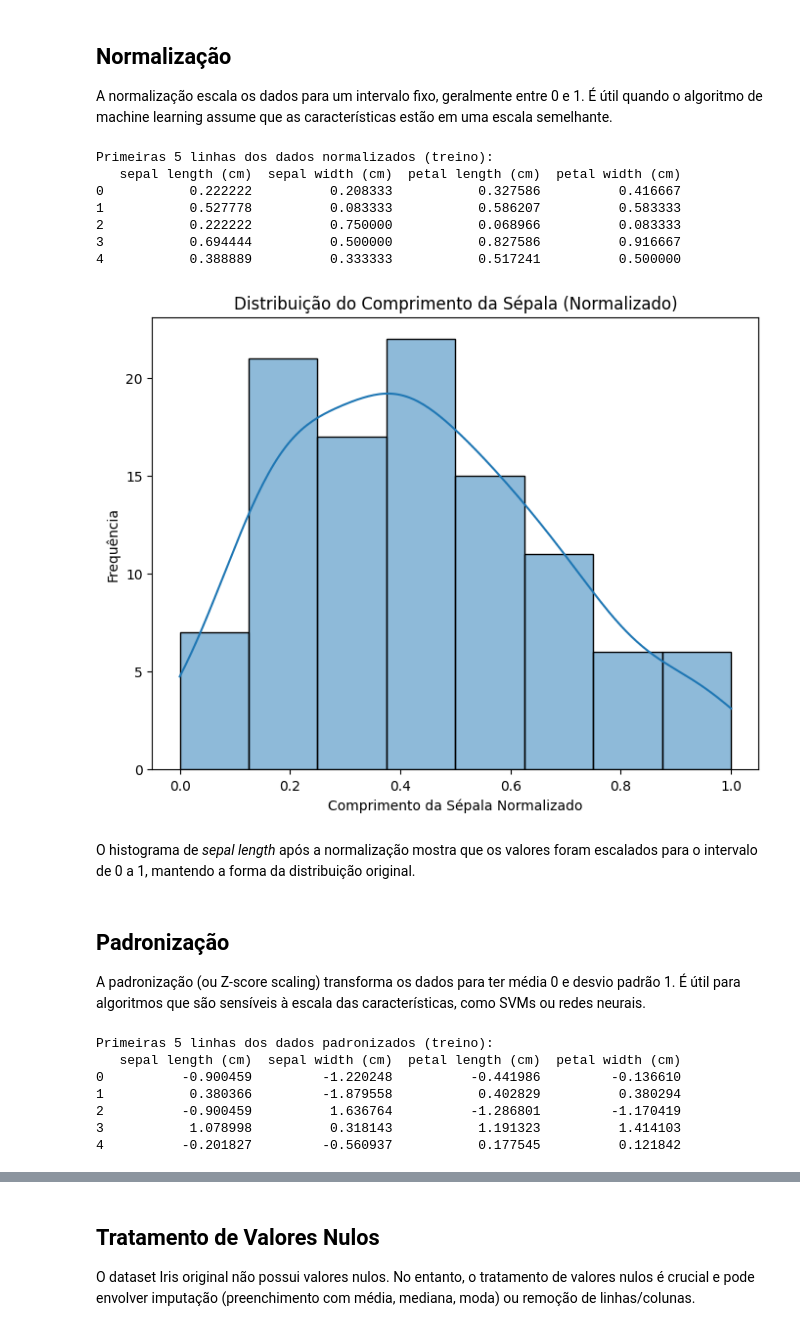
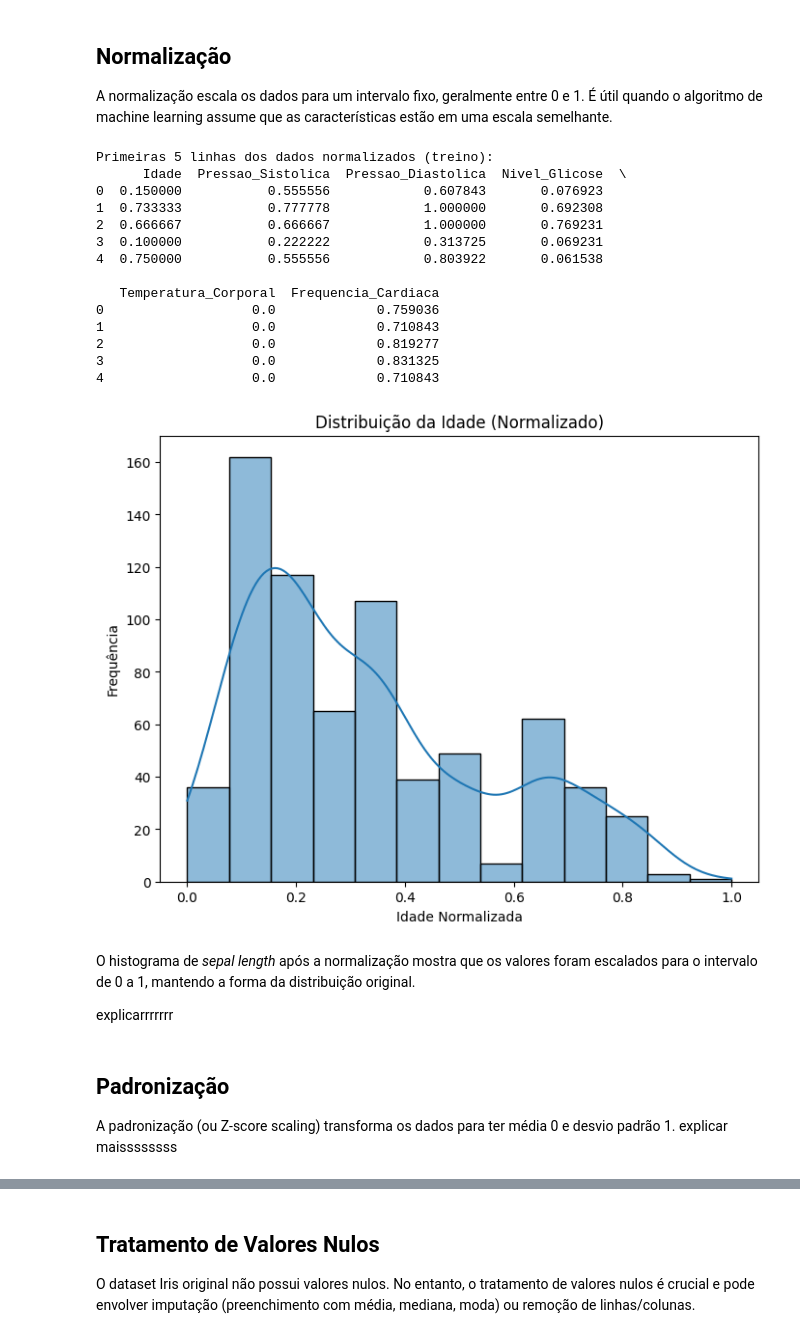
Before and after one commit to AlineFiori/MVP, a Jupyter notebook: Template_Análise_de_Dados_Pregnancy.ipynb, the cells around one changed output, grey strips where cells are left out. Saved outputs shown, nothing was run; the diff lists cells and outputs as text; code cells hidden in the pictures.

```diff
--- a/Template_Análise_de_Dados_Pregnancy.ipynb
+++ b/Template_Análise_de_Dados_Pregnancy.ipynb
@@ -394,0 +378,9 @@ Dimensões de y_test: (45,)
+# %%
+# Preparar o dataset para a etapa de treino e teste
+
+# 1. Separar features (X) e target (y)
+# X serão todas as colunas, exceto 'Nivel_Risco'
+X = Dataset.drop('Nivel_Risco', axis=1)
+
+# y será a coluna 'Nivel_Risco'
+y = Dataset['Nivel_Risco']
@@ -413,25 +456,37 @@ print("\nPrimeiras 5 linhas dos dados normalizados (treino):")
 print(df_normalized.head())
 # %% [output]
 Primeiras 5 linhas dos dados normalizados (treino):
-   sepal length (cm)  sepal width (cm)  petal length (cm)  petal width (cm)
-0           0.222222          0.208333           0.327586          0.416667
-1           0.527778          0.083333           0.586207          0.583333
-2           0.222222          0.750000           0.068966          0.083333
-3           0.694444          0.500000           0.827586          0.916667
-4           0.388889          0.333333           0.517241          0.500000
+      Idade  Pressao_Sistolica  Pressao_Diastolica  Nivel_Glicose  \
+0  0.150000           0.555556            0.607843       0.076923
+1  0.733333           0.777778            1.000000       0.692308
+2  0.666667           0.666667            1.000000       0.769231
+3  0.100000           0.222222            0.313725       0.069231
+4  0.750000           0.555556            0.803922       0.061538
+
+   Temperatura_Corporal  Frequencia_Cardiaca
+0                   0.0             0.759036
+1                   0.0             0.710843
+2                   0.0             0.819277
+3                   0.0             0.831325
+4                   0.0             0.710843
 # %%
 # Visualização da distribuição após a normalização (exemplo para uma característica)
 plt.figure(figsize=(8, 6))
-sns.histplot(df_normalized['sepal length (cm)'], kde=True)
-plt.title('Distribuição do Comprimento da Sépala (Normalizado)')
-plt.xlabel('Comprimento da Sépala Normalizado')
+sns.histplot(df_normalized['Idade'], kde=True)
+plt.title('Distribuição da Idade (Normalizado)')
+plt.xlabel('Idade Normalizada')
 plt.ylabel('Frequência')
 plt.show()
 # %% [output]
-[figure, old version]
+[figure, new version]
 # %% [markdown]
 O histograma de *sepal length* após a normalização mostra que os valores foram escalados para o intervalo de 0 a 1, mantendo a forma da distribuição original.
+
+
+
+
+explicarrrrrrr
 # %% [markdown]
 ## Padronização
 
-A padronização (ou Z-score scaling) transforma os dados para ter média 0 e desvio padrão 1. É útil para algoritmos que são sensíveis à escala das características, como SVMs ou redes neurais.
+A padronização (ou Z-score scaling) transforma os dados para ter média 0 e desvio padrão 1. explicar maissssssss
@@ -450,11 +492,0 @@ df_standardized = pd.DataFrame(X_train_standardized, columns=X_train.columns)
-# %%
-print("\nPrimeiras 5 linhas dos dados padronizados (treino):")
-print(df_standardized.head())
-# %% [output]
-Primeiras 5 linhas dos dados padronizados (treino):
-   sepal length (cm)  sepal width (cm)  petal length (cm)  petal width (cm)
-0          -0.900459         -1.220248          -0.441986         -0.136610
-1           0.380366         -1.879558           0.402829          0.380294
-2          -0.900459          1.636764          -1.286801         -1.170419
-3           1.078998          0.318143           1.191323          1.414103
-4          -0.201827         -0.560937           0.177545          0.121842
```
Also changed, not shown: parts of 36 cells of this notebook.
